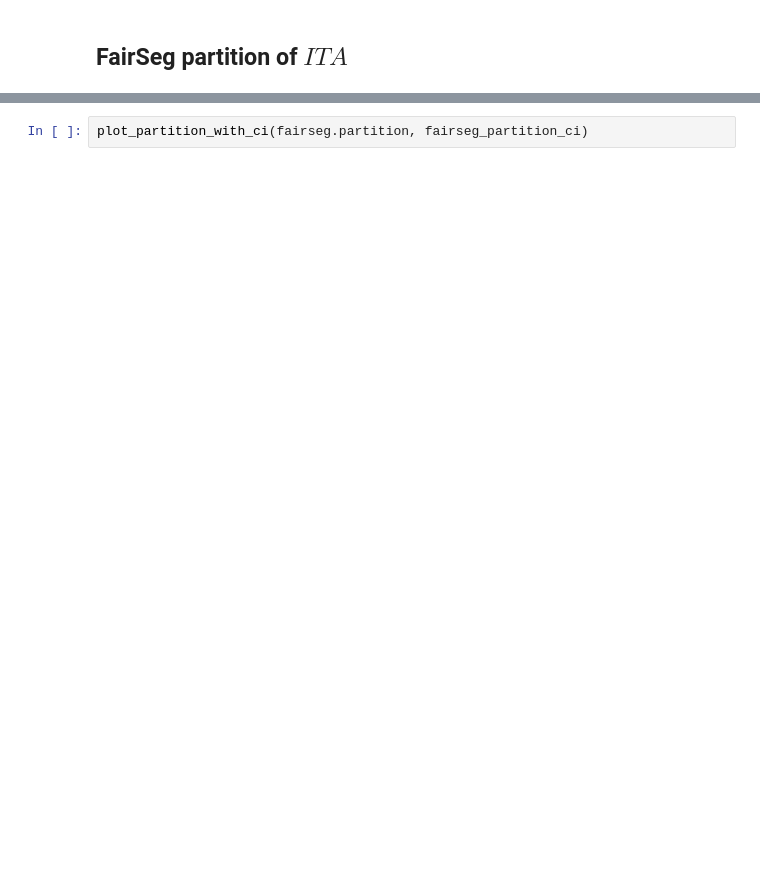
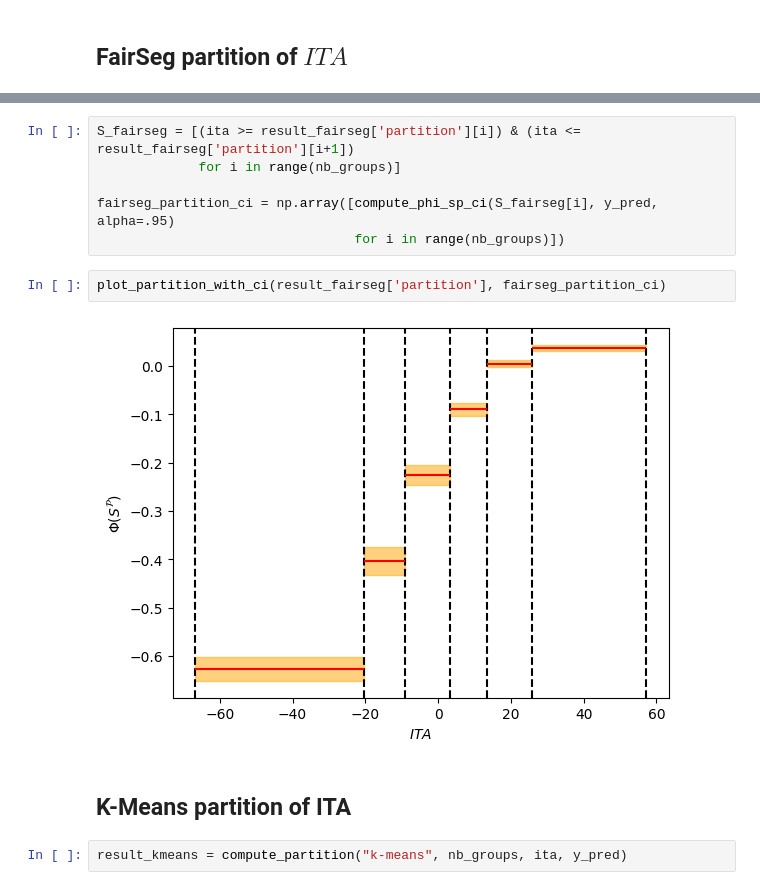
Before and after one commit to artefactory/fair_groups, a Jupyter notebook: notebooks/example_partitions_celeba.ipynb, the cells around one changed output, grey strips where cells are left out. Drawn from its saved outputs; the diff is of its cells as text; blank space fills up the shorter version.

```diff
--- a/notebooks/example_partitions_celeba.ipynb
+++ b/notebooks/example_partitions_celeba.ipynb
@@ -36,2 +33,14 @@ fairseg_partition_ci = np.array([compute_phi_sp_ci((ita >= fairseg.partition[i])
+# %%
+S_fairseg = [(ita >= result_fairseg['partition'][i]) & (ita <= result_fairseg['partition'][i+1])
+             for i in range(nb_groups)]
+
+fairseg_partition_ci = np.array([compute_phi_sp_ci(S_fairseg[i], y_pred, alpha=.95)
+                                 for i in range(nb_groups)])
 # %%
-plot_partition_with_ci(fairseg.partition, fairseg_partition_ci)
+plot_partition_with_ci(result_fairseg['partition'], fairseg_partition_ci)
+# %% [output]
+[figure, added]
+# %% [markdown]
+## K-Means partition of ITA
+# %%
+result_kmeans = compute_partition("k-means", nb_groups, ita, y_pred)
```
Also changed, not shown: parts of 10 cells of this notebook, 2 other files.
